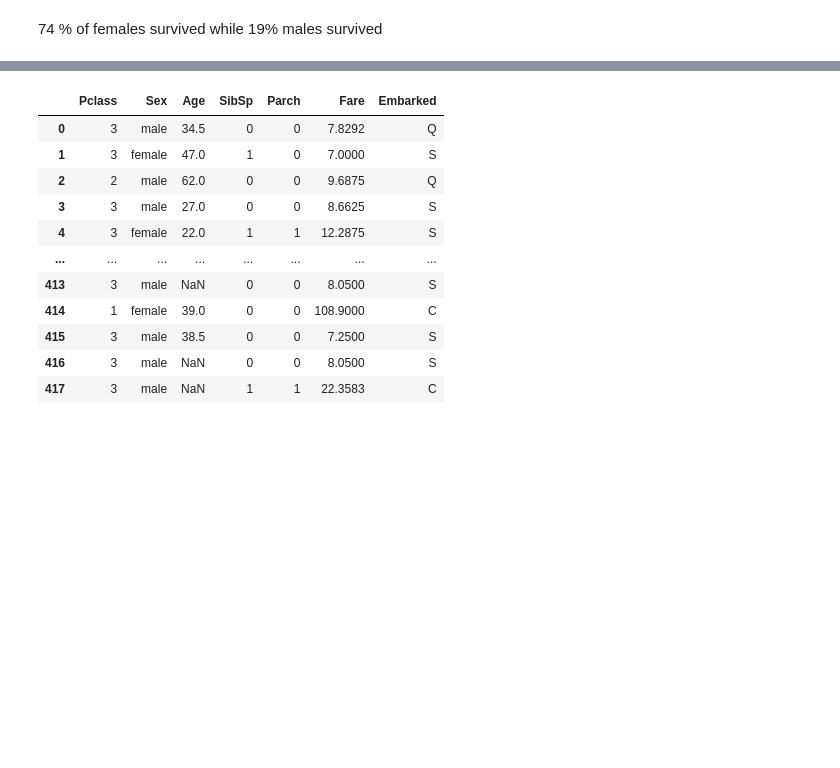
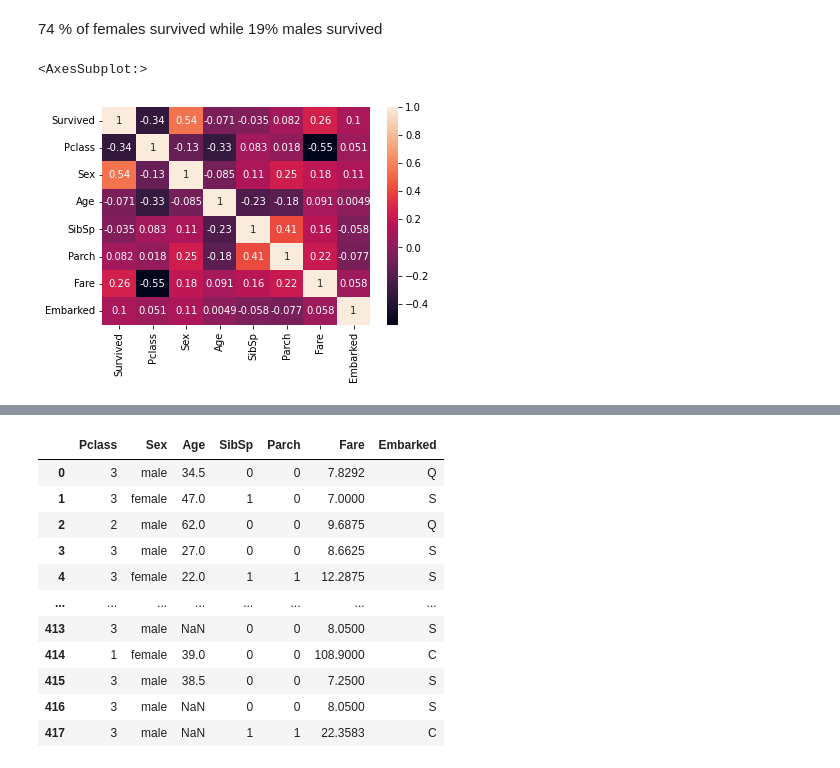
Before and after one commit to Suyashiitr/kaggle, a Jupyter notebook: titanic-neural-network-prediction.ipynb, the cells around one changed output, grey strips where cells are left out. Cells and saved outputs as stored; diff of their text form; code cells hidden in the pictures; blank space fills up the shorter version.

```diff
--- a/titanic-neural-network-prediction.ipynb
+++ b/titanic-neural-network-prediction.ipynb
@@ -149,2 +152,7 @@ Name: Survived, dtype: float64
 # %% [markdown]
 74 % of females survived while 19% males survived
+# %%
+sns.heatmap(train2.corr(),annot=True)
+# %% [output]
+<AxesSubplot:>
+[figure, added]
```
Also changed, not shown: parts of 11 cells of this notebook.
